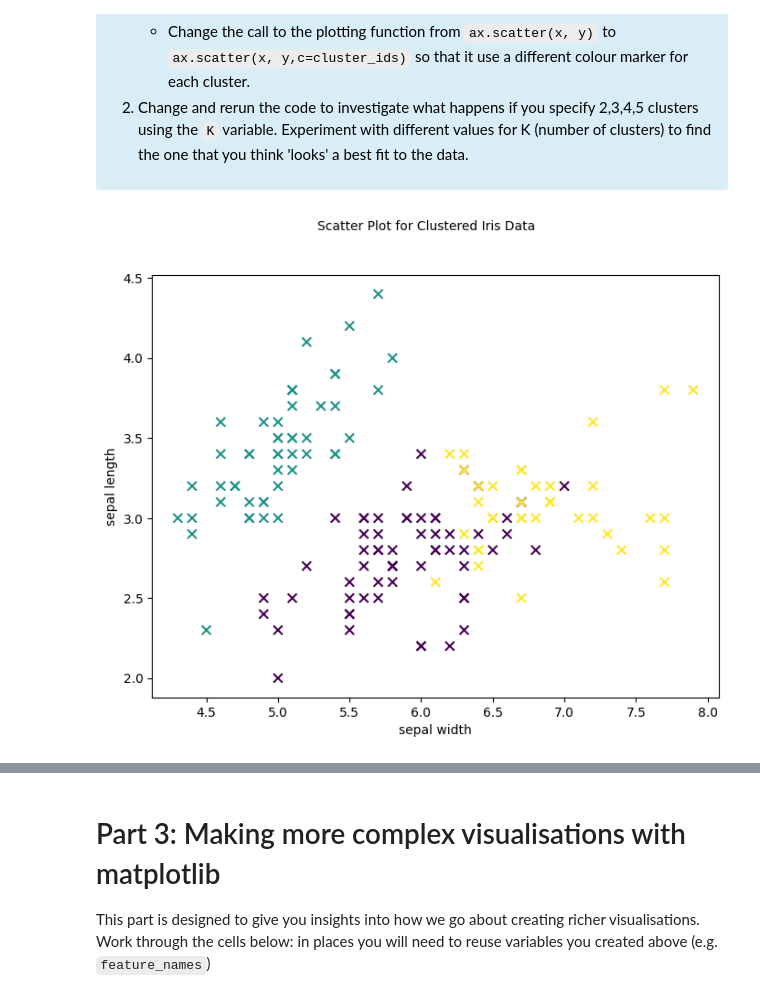
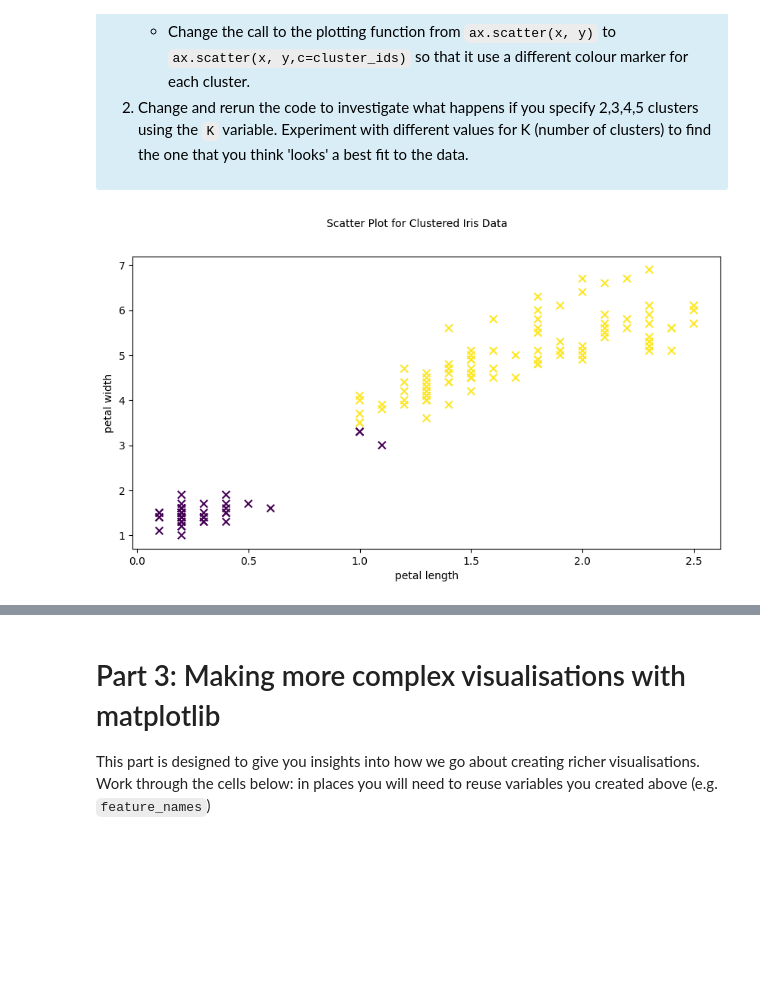
Before and after one commit to Pujan-Gurung/Artificial_Intelligence_1, a Jupyter notebook: OneDrive - UWE Bristol/Study/Level 4/Sem 2/AI/Artificial_Intelligence_1-main/Learning_Materials/week_5/workbook_5.ipynb, the cells around one changed output, grey strips where cells are left out. Cells and saved outputs as stored; diff of their text form; code cells hidden in the pictures; blank space fills up the shorter version.

```diff
--- a/OneDrive - UWE Bristol/Study/Level 4/Sem 2/AI/Artificial_Intelligence_1-main/Learning_Materials/week_5/workbook_5.ipynb
+++ b/OneDrive - UWE Bristol/Study/Level 4/Sem 2/AI/Artificial_Intelligence_1-main/Learning_Materials/week_5/workbook_5.ipynb
@@ -290,41 +294,40 @@ This activity is typical of many AI/Data science workflows in python, because we
     </ol>
 </div>
 # %%
-from sklearn.cluster import KMeans
 K = 3 # Chose the number of clusters (K)
 
 # Copy the 3 lines of code here that creates a kmeans model, finds the clusters and reports the cluster_ids (labels)
 
 # Create a KMeans model with 2 clusters
-cluster_model = KMeans(n_clusters=3, n_init=10)
+cluster_model = KMeans(n_clusters=2, n_init=10)
 
 # Fit the model to the data (find the clusters)
 cluster_model.fit(irisX)
 
 # Make predictions for each data item
 cluster_ids = cluster_model.predict(irisX)
 
 # Copy your visualisation code from Activity 1 that makes a simple scatter plot here. Remember to change the call to ax.scatter() to use different coloured markers for different clusters
 
 # Select the features to show
-x_axis_feature = 0
-y_axis_feature = 1
+x_axis_feature = 3
+y_axis_feature = 2
 x = irisX[:, x_axis_feature]
 y = irisX[:, y_axis_feature]
 
 # Create the scatter plot and title
-fig,ax = plt.subplots(figsize=(8, 6))
+fig,ax = plt.subplots(figsize=(10, 5))
 ax.scatter(x, y, c=cluster_ids, cmap='viridis', s=50, marker='x')
 title = fig.suptitle("Scatter Plot for Clustered Iris Data", fontsize=10)
 
 # Add some axis labels: recall we stored these in the list "feature_names" in case they were useful
 ax.set_xlabel(feature_names[x_axis_feature], fontsize=10)
 ax.set_ylabel(feature_names[y_axis_feature], fontsize=10)
 
 # Show the plot
 plt.show()
 # %% [output]
-[figure, old version]
+[figure, new version]
 # %% [markdown]
 <div style="background-color:black;width:100%;"></div>
 # %% [markdown]
```
Also changed, not shown: parts of 5 cells of this notebook, 9 other files.
